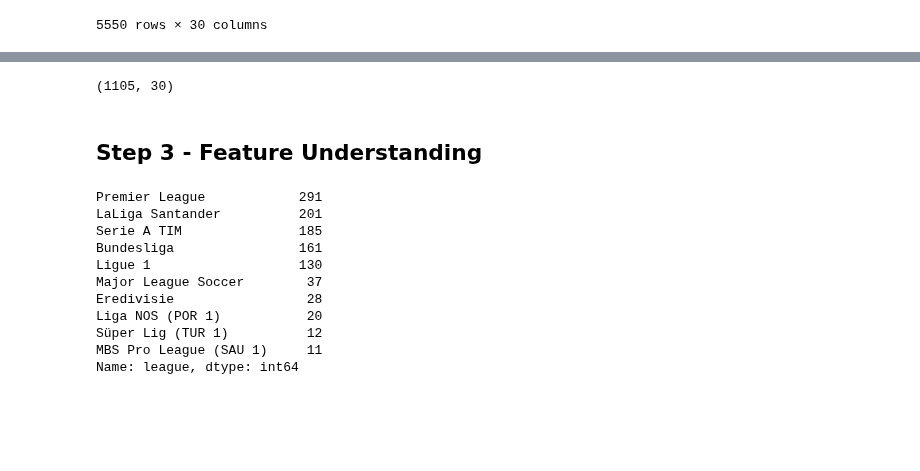
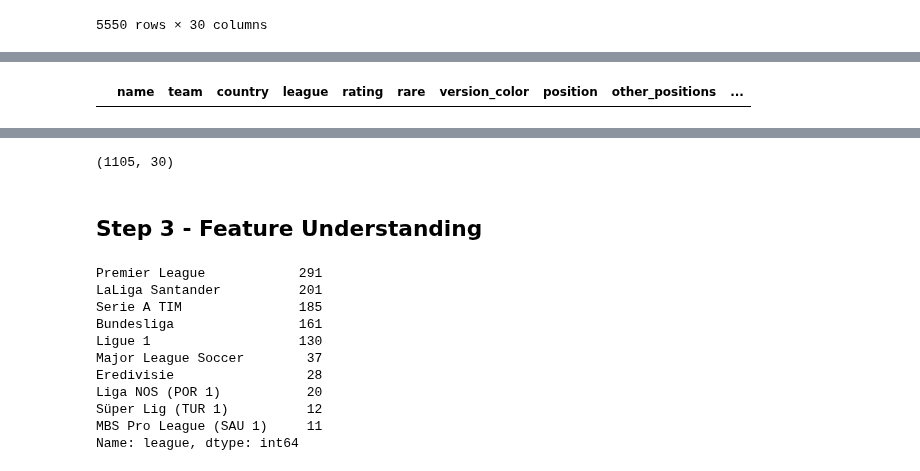
Before and after one commit to felipemayer/data_portfolio, a Jupyter notebook: players_fifa23_analysis/players_analysis.ipynb, the cells around one changed output, grey strips where cells are left out. Saved outputs shown, nothing was run; the diff lists cells and outputs as text; code cells hidden in the pictures; blank space fills up the shorter version.

```diff
--- a/players_fifa23_analysis/players_analysis.ipynb
+++ b/players_fifa23_analysis/players_analysis.ipynb
@@ -147,0 +225,4 @@ df_players[df_players['version'].isna()]
+# %%
+df_players[df_players['version'].isna()]
+# %% [output]
+|  | name | team | country | league | rating | rare | version_color | position | other_positions | ... |
```
Also changed, not shown: parts of 21 cells of this notebook.
